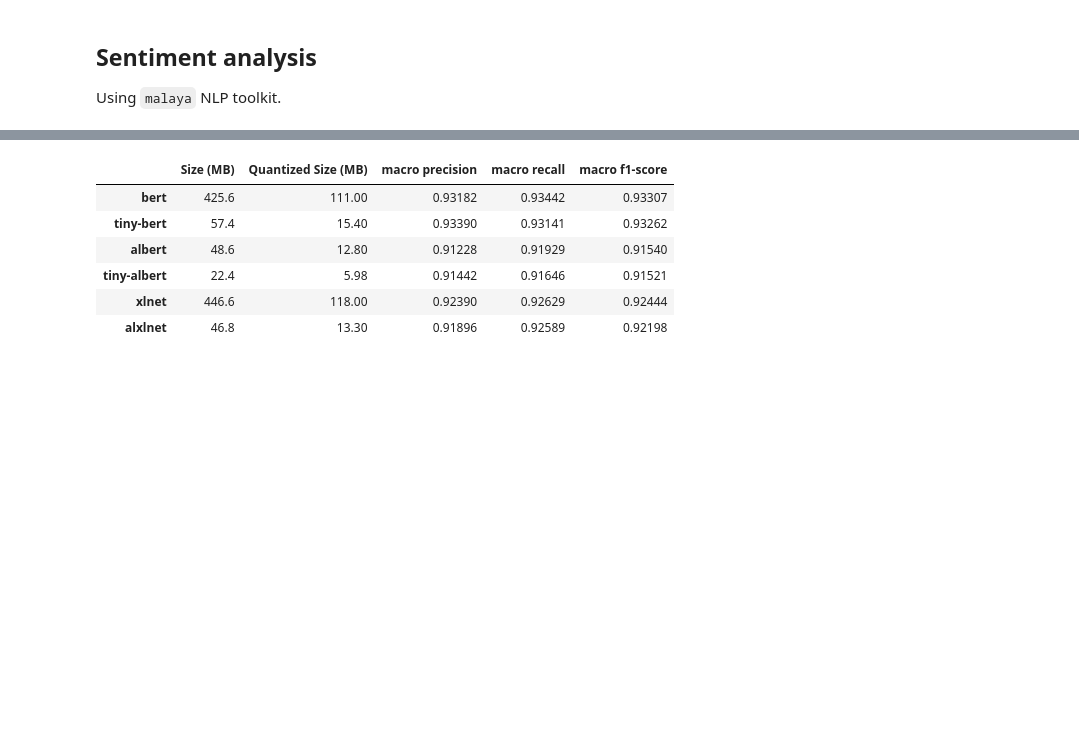
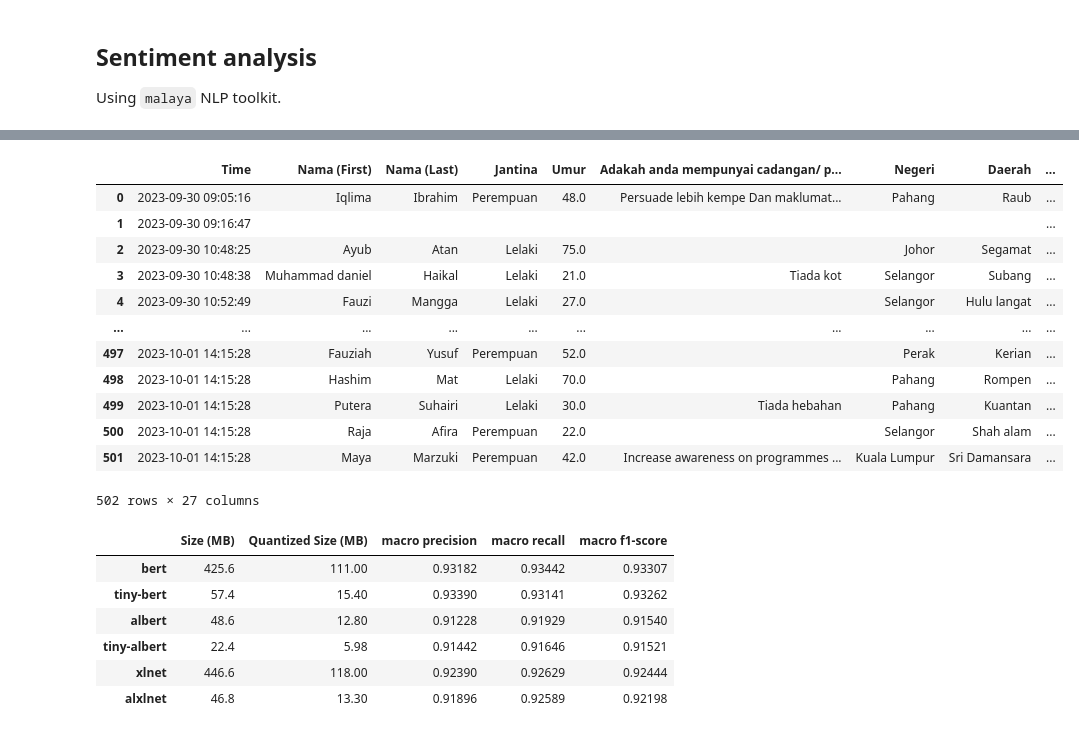
Before and after one commit to faizuddin/usahawan-dash, a Jupyter notebook: analysis.ipynb, the cells around one changed output, grey strips where cells are left out. Cells and saved outputs as stored; diff of their text form; code cells hidden in the pictures; blank space fills up the shorter version.

```diff
--- a/analysis.ipynb
+++ b/analysis.ipynb
@@ -812,6 +807,24 @@ check compatible Tensorflow version with Tensorflow Addons at https://github.com
 # %%
 # drop rows with no comments
 dff_pel = df_pel.dropna(subset=["Adakah anda mempunyai cadangan/ penambahbaikan?"])
+# %%
+dff_pel = df_pel.replace(np.nan, '', regex=True)
+# %%
+dff_pel
+# %% [output]
+|  | Time | Nama (First) | Nama (Last) | Jantina | Umur | Adakah anda mempunyai cadangan/ p... | Negeri | Daerah | ... |
+| 0 | 2023-09-30 09:05:16 | Iqlima | Ibrahim | Perempuan | 48.0 | Persuade lebih kempe Dan maklumat... | Pahang | Raub | ... |
+| 1 | 2023-09-30 09:16:47 |  |  |  |  |  |  |  | ... |
+| 2 | 2023-09-30 10:48:25 | Ayub | Atan | Lelaki | 75.0 |  | Johor | Segamat | ... |
+| 3 | 2023-09-30 10:48:38 | Muhammad daniel | Haikal | Lelaki | 21.0 | Tiada kot | Selangor | Subang | ... |
+| 4 | 2023-09-30 10:52:49 | Fauzi | Mangga | Lelaki | 27.0 |  | Selangor | Hulu langat | ... |
+| ... | ... | ... | ... | ... | ... | ... | ... | ... | ... |
+| 497 | 2023-10-01 14:15:28 | Fauziah | Yusuf | Perempuan | 52.0 |  | Perak | Kerian | ... |
+| 498 | 2023-10-01 14:15:28 | Hashim | Mat | Lelaki | 70.0 |  | Pahang | Rompen | ... |
+| 499 | 2023-10-01 14:15:28 | Putera | Suhairi | Lelaki | 30.0 | Tiada hebahan | Pahang | Kuantan | ... |
+| 500 | 2023-10-01 14:15:28 | Raja | Afira | Perempuan | 22.0 |  | Selangor | Shah alam | ... |
+| 501 | 2023-10-01 14:15:28 | Maya | Marzuki | Perempuan | 42.0 | Increase awareness on programmes ... | Kuala Lumpur | Sri Damansara | ... |
+502 rows × 27 columns
 # %%
 malaya.sentiment.available_transformer()
 # %% [output]
```
Also changed, not shown: parts of 27 cells of this notebook, 2 other files.
